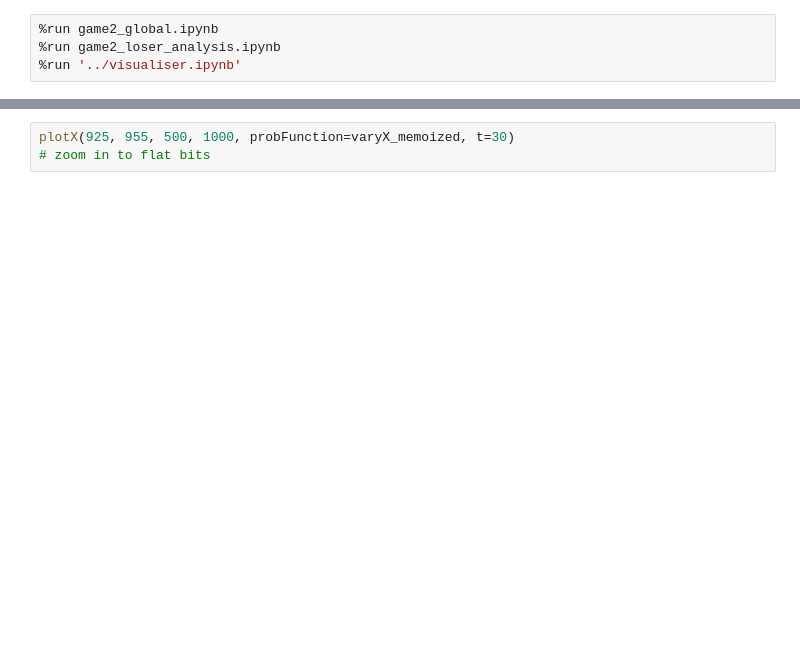
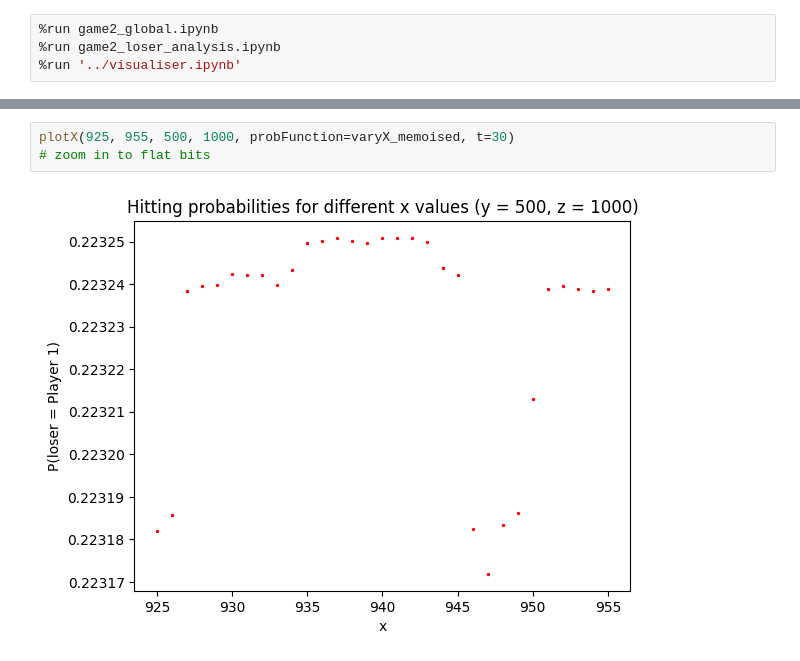
Before and after one commit to 7angel4/3-person-betting-game, a Jupyter notebook: game2_three_player/game2_visualisation.ipynb, the cells around one changed output, grey strips where cells are left out. Drawn from its saved outputs; the diff is of its cells as text; blank space fills up the shorter version.

Commit message:
Added visualisations for game 2

```diff
--- a/game2_three_player/game2_visualisation.ipynb
+++ b/game2_three_player/game2_visualisation.ipynb
@@ -28,4 +32,6 @@ maximum recursion depth exceeded for state (66, 100, 200)
 # %%
-plotX(925, 955, 500, 1000, probFunction=varyX_memoized, t=30)
+plotX(925, 955, 500, 1000, probFunction=varyX_memoised, t=30)
 # zoom in to flat bits
+# %% [output]
+[figure, added]
 # %%
```
Also changed, not shown: parts of 5 cells of this notebook, 13 other files.
